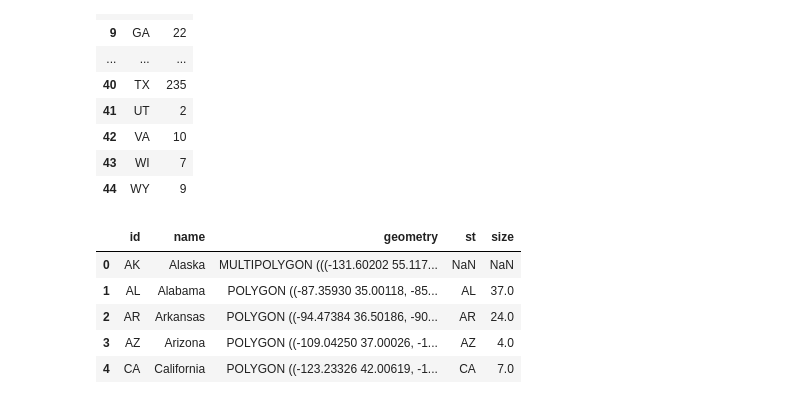
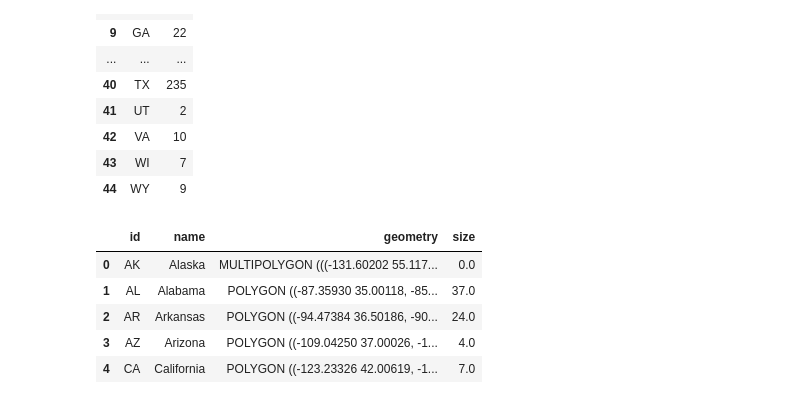
Before and after one commit to brodelp/data-science-ualr, a Jupyter notebook: exploration.ipynb, the cells around one changed output. Drawn from its saved outputs; the diff is of its cells as text; code cells hidden in the pictures.

```diff
--- a/exploration.ipynb
+++ b/exploration.ipynb
@@ -142,7 +142,7 @@ map
 # %%
 import geopandas as gpd
 
-geousa = gpd.read_file('data/us_states.json')
+geousa: gpd.GeoDataFrame = gpd.read_file('data/us_states.json')
 geousa.head()
 # %% [output]
 |  | id | name | geometry |
@@ -173,16 +173,17 @@ tornado_count
 | 43 | WI | 7 |
 | 44 | WY | 9 |
 # %%
-geo_count_df = geousa.merge(tornado_count, left_on='id', right_on='st', how='outer')
-geo_count_df = geo_count_df[~geo_count_df['geometry'].isna()]
+geo_count_df: gpd.GeoDataFrame = geousa.merge(tornado_count, left_on='id', right_on='st', how='outer')
+geo_count_df.drop(['st'], axis=1, inplace=True)
+geo_count_df = geo_count_df.fillna(value={"size": 0})
 geo_count_df.head()
 # %% [output]
-|  | id | name | geometry | st | size |
-| 0 | AK | Alaska | MULTIPOLYGON (((-131.60202 55.117... | NaN | NaN |
-| 1 | AL | Alabama | POLYGON ((-87.35930 35.00118, -85... | AL | 37.0 |
-| 2 | AR | Arkansas | POLYGON ((-94.47384 36.50186, -90... | AR | 24.0 |
-| 3 | AZ | Arizona | POLYGON ((-109.04250 37.00026, -1... | AZ | 4.0 |
-| 4 | CA | California | POLYGON ((-123.23326 42.00619, -1... | CA | 7.0 |
+|  | id | name | geometry | size |
+| 0 | AK | Alaska | MULTIPOLYGON (((-131.60202 55.117... | 0.0 |
+| 1 | AL | Alabama | POLYGON ((-87.35930 35.00118, -85... | 37.0 |
+| 2 | AR | Arkansas | POLYGON ((-94.47384 36.50186, -90... | 24.0 |
+| 3 | AZ | Arizona | POLYGON ((-109.04250 37.00026, -1... | 4.0 |
+| 4 | CA | California | POLYGON ((-123.23326 42.00619, -1... | 7.0 |
 # %%
 import folium.features
 
```
Also changed, not shown: parts of 1 cell of this notebook.
